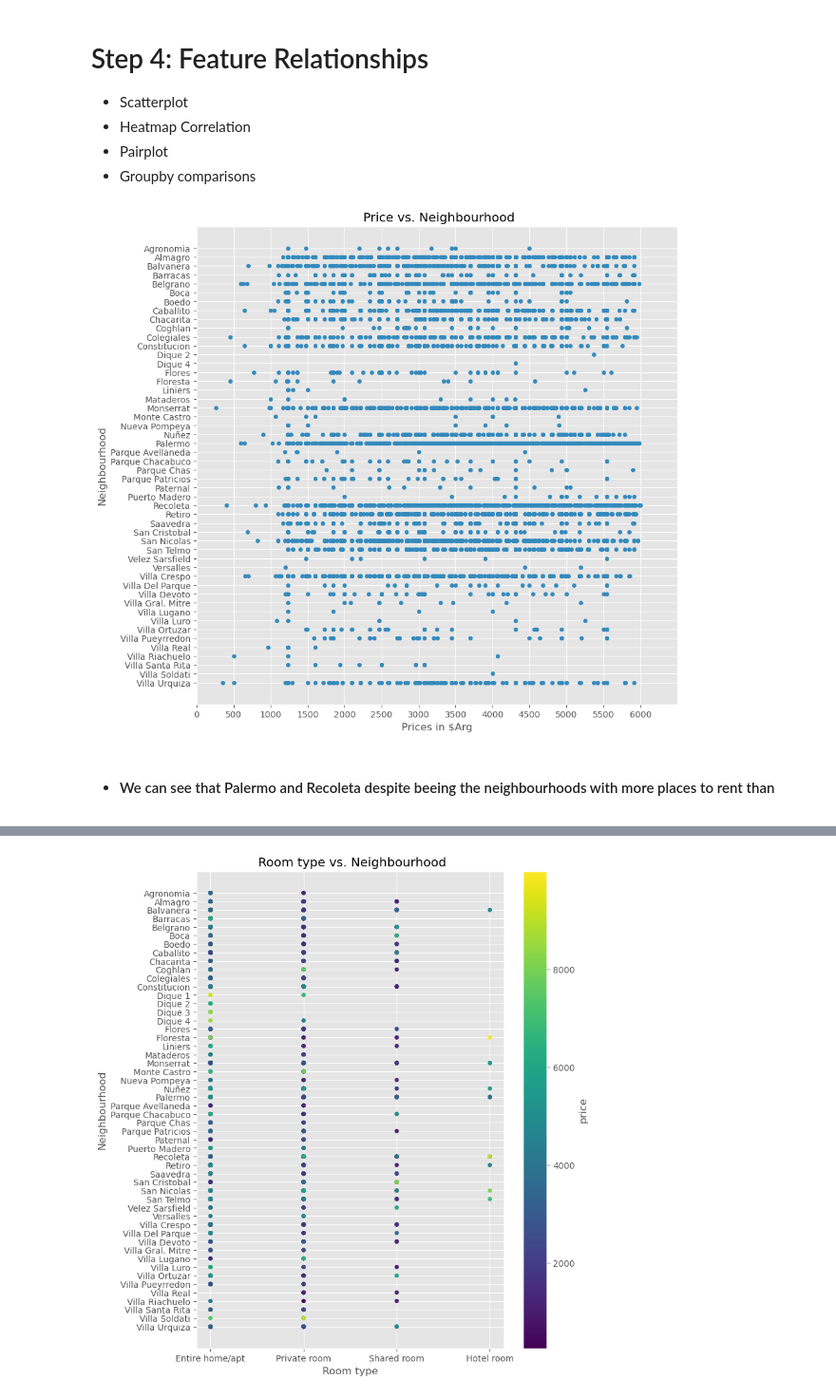
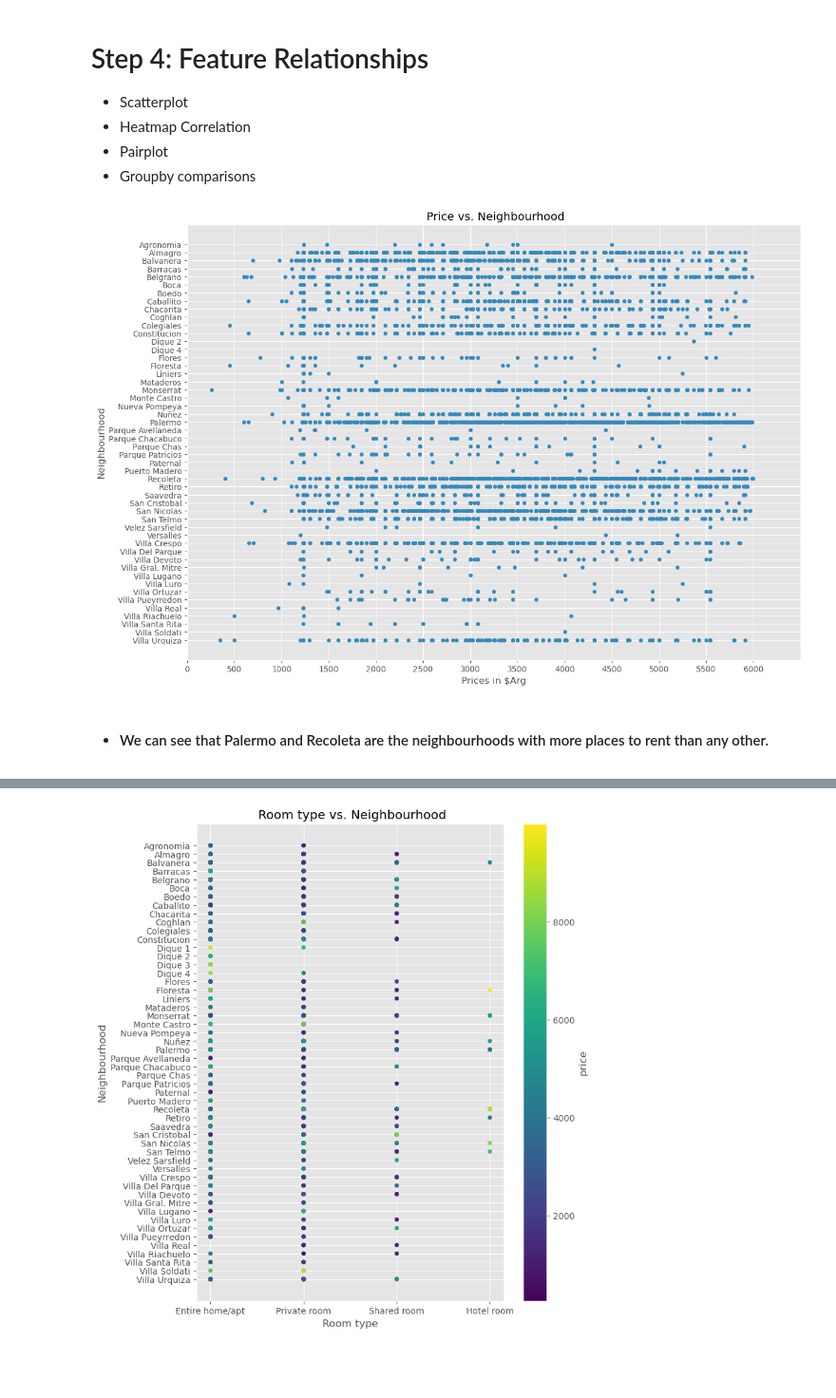
Before and after one commit to MartinLuxurya/airbnb_bsas, a Jupyter notebook: airbnb_bsas_EDA.ipynb, the cells around one changed output, grey strips where cells are left out. Shown at 95% size. Drawn from its saved outputs; the diff is of its cells as text; code cells hidden in the pictures; blank space fills up the shorter version.

```diff
--- a/airbnb_bsas_EDA.ipynb
+++ b/airbnb_bsas_EDA.ipynb
@@ -412,21 +400,21 @@ Text(0, 0.5, '')
 # %%
 df.query('price < 6000').sort_values('neighbourhood',ascending=False).plot(kind='scatter',
         y='neighbourhood',
         x='price',
 #         c='room_type',
 #         colormap='viridis',
-        figsize=(10,10),
+        figsize=(14,10),
         title=' Price vs. Neighbourhood')
 plt.xlim(0,6500) # max of $5000 for the price
 plt.xlabel('Prices in $Arg')
 plt.ylabel('Neighbourhood')
 # plt.yticks(rotation=90)
 plt.xticks(np.arange(0, 6500, 500))
 plt.show()
 # %% [output]
-[figure, old version]
+[figure, new version]
 # %% [markdown]
-* #### We can see that Palermo and Recoleta despite beeing the neighbourhoods with more places to rent than
+* #### We can see that Palermo and Recoleta are the neighbourhoods with more places to rent than any other.
 # %%
 df.query('price < 6000').plot(kind='scatter',
         x='room_type',
```
Also changed, not shown: parts of 8 cells of this notebook.
